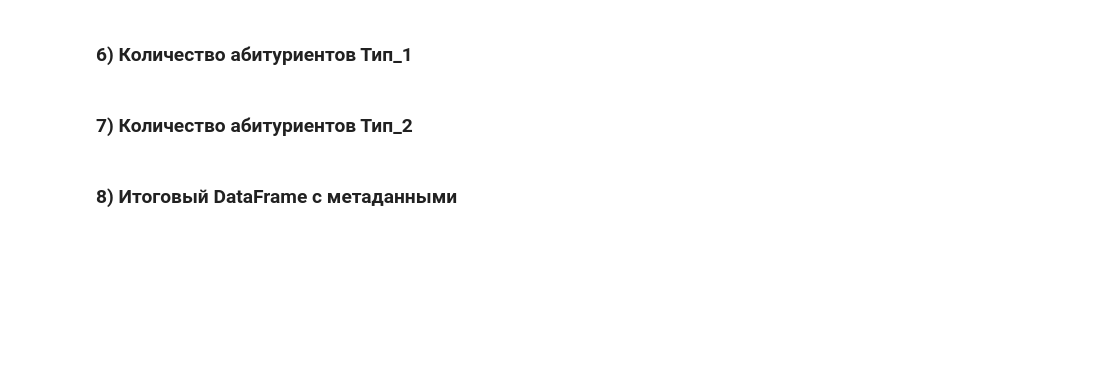
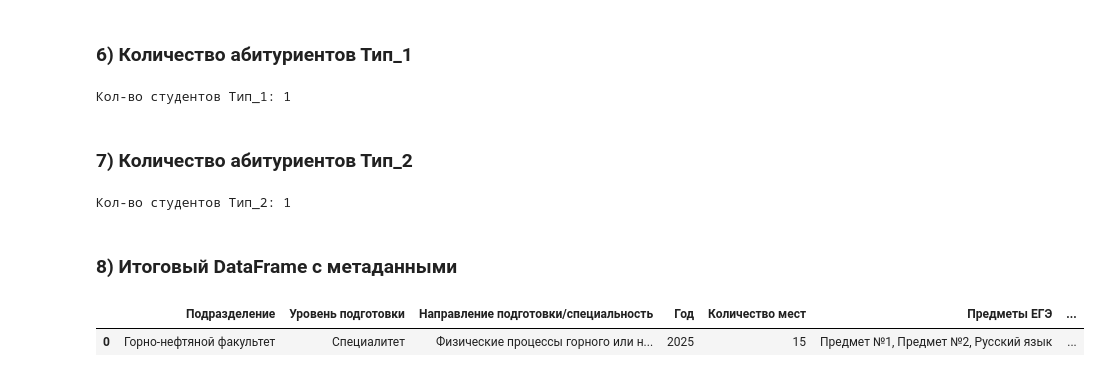
Before and after one commit to Zahar-Bratchikov/statistic, a Jupyter notebook: lab1/ex1.ipynb, the cells around one changed output. Drawn from its saved outputs; the diff is of its cells as text; code cells hidden in the pictures; blank space fills up the shorter version.

```diff
--- a/lab1/ex1.ipynb
+++ b/lab1/ex1.ipynb
@@ -120,8 +212,8 @@ subj1_col = candidates.get('Предмет №1')
 subj2_col = candidates.get('Предмет №2')
 
 rus_mean = df[rus_col].mean() if rus_col else np.nan
-subj1_mean = df[subj1_col].mean() if subj1_col else np.nan
-subj2_mean = df[subj2_col].mean() if subj2_col else np.nan
+subj1_mean = df[subj1_col].mean()
+subj2_mean = df[subj2_col].mean()
 
 if all([rus_col, subj1_col, subj2_col]):
     type_1 = int(((df[rus_col] < rus_mean) & (df[subj1_col] > subj1_mean) & (df[subj2_col] > subj2_mean)).sum())
@@ -129,6 +221,8 @@ else:
     type_1 = 0
 
 print("Кол-во студентов Тип_1:", type_1)
+# %% [output]
+Кол-во студентов Тип_1: 1
 # %% [markdown]
 ### 7) Количество абитуриентов Тип_2 ###
 # %%
@@ -138,24 +232,29 @@ else:
     type_2 = 0
 
 print("Кол-во студентов Тип_2:", type_2)
+# %% [output]
+Кол-во студентов Тип_2: 1
 # %% [markdown]
 ### 8) Итоговый DataFrame с метаданными ###
 # %%
 summary_df = pd.DataFrame([
     {
         "Подразделение": "Горно-нефтяной факультет",
         "Уровень подготовки": "Специалитет",
         "Направление подготовки/специальность": "Физические процессы горного или нефтегазового производства",
         "Год": 2025,
         "Количество мест": int(len(df)),
         "Предметы ЕГЭ": "Предмет №1, Предмет №2, Русский язык",
-        "Средняя сумма баллов": float(mean_total) if pd.notna(mean_total) else None,
-        "Min сумма баллов": float(min_total) if pd.notna(min_total) else None,
-        "Max сумма баллов": float(max_total) if pd.notna(max_total) else None,
+        "Средняя сумма баллов": float(mean_total),
+        "Min сумма баллов": float(min_total),
+        "Max сумма баллов": float(max_total),
         "Предмет с высшим средним": top_subject,
         "Кол-во студентов тип_1": int(type_1),
         "Кол-во студентов тип_2": int(type_2),
     }
 ])
 
 display(summary_df)
+# %% [output]
+|  | Подразделение | Уровень подготовки | Направление подготовки/специальность | Год | Количество мест | Предметы ЕГЭ | ... |
+| 0 | Горно-нефтяной факультет | Специалитет | Физические процессы горного или н... | 2025 | 15 | Предмет №1, Предмет №2, Русский язык | ... |
```
Also changed, not shown: parts of 5 cells of this notebook.
